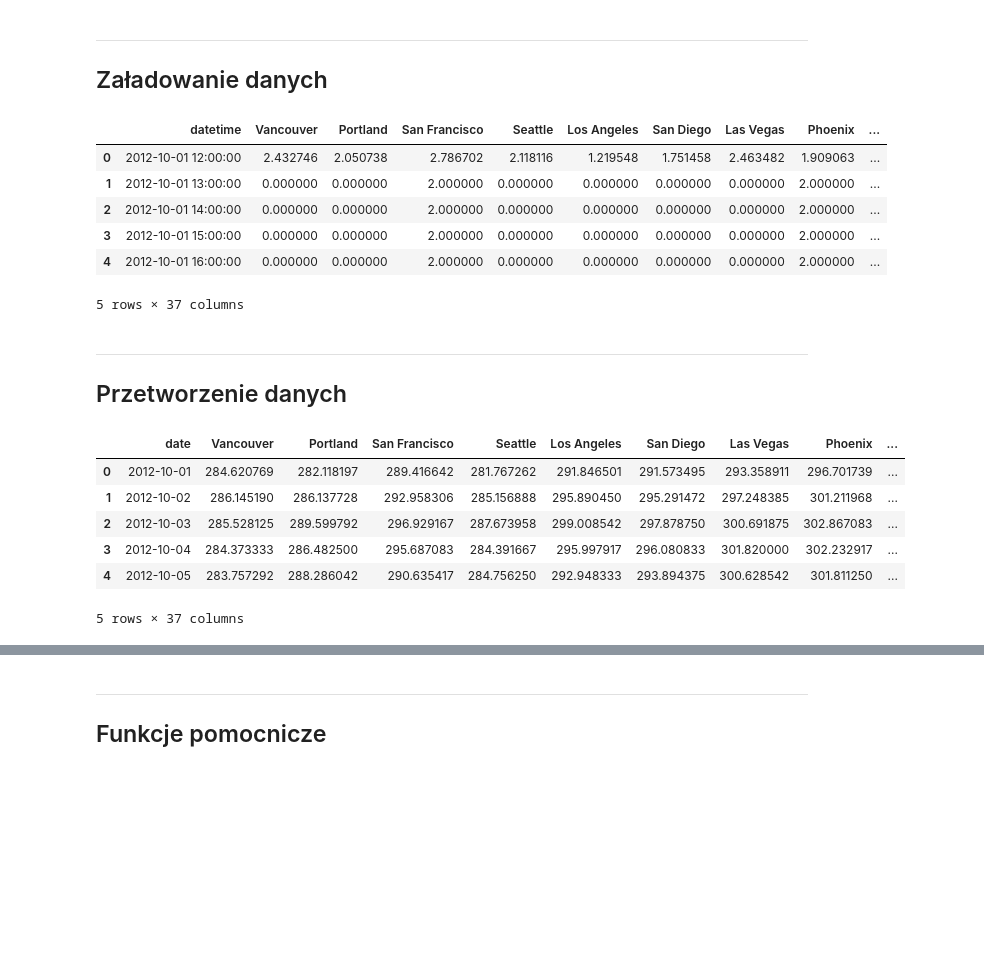
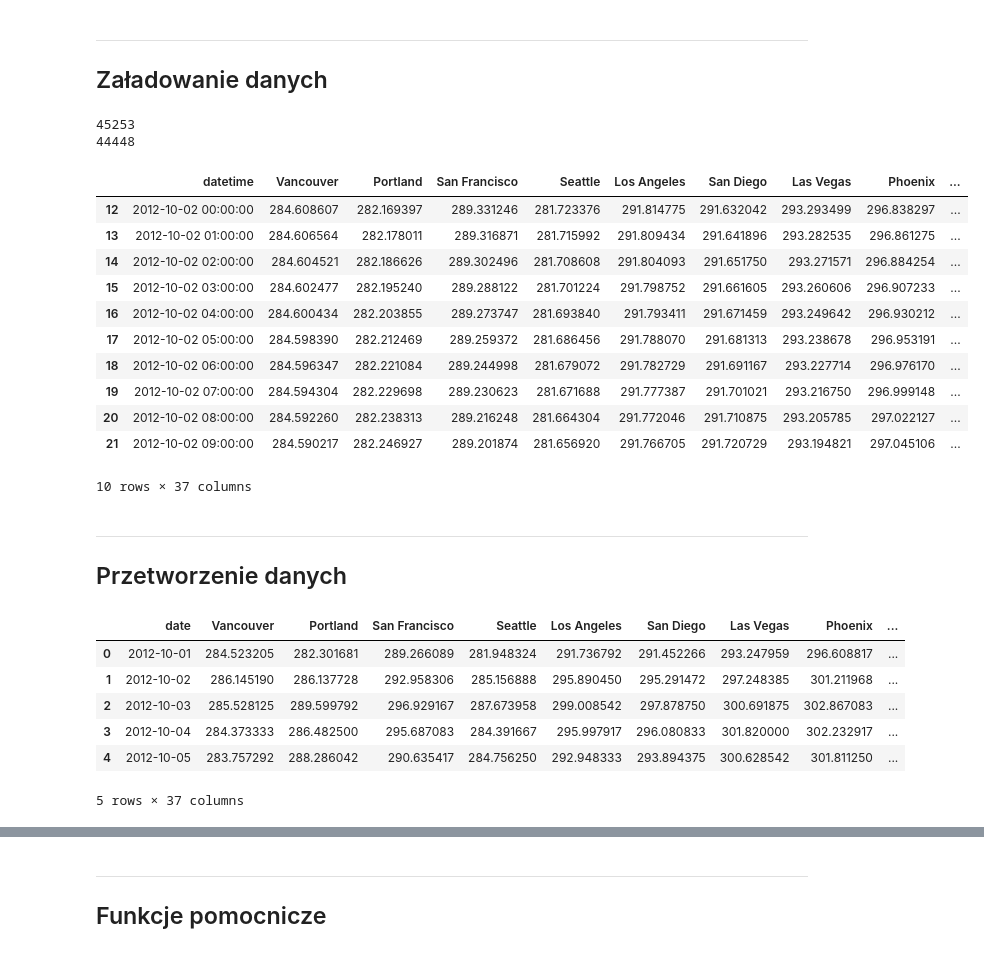
Before and after one commit to Kubex212/sn3, a Jupyter notebook: model.ipynb, the cells around one changed output, grey strips where cells are left out. Saved outputs shown, nothing was run; the diff lists cells and outputs as text; code cells hidden in the pictures; blank space fills up the shorter version.

```diff
--- a/model.ipynb
+++ b/model.ipynb
@@ -13,25 +14,48 @@ from enum import Enum
 # %% [markdown]
 ---
 ## Załadowanie danych
-# %%
-temperature_data = pd.read_csv('temperature.csv')
-wind_data = pd.read_csv('wind_speed.csv')
-
-#wind_data = wind_data.fillna(wind_data.drop(['datetime'], axis=1).mean())
-
-temperature_data = temperature_data.fillna(temperature_data.drop(['datetime'], axis=1).mean())
-wind_data = wind_data.fillna(wind_data.drop(['datetime'], axis=1).mean())
-
-temperature_data.head(5)
-wind_data.head(5)
-# %% [output]
-|  | datetime | Vancouver | Portland | San Francisco | Seattle | Los Angeles | San Diego | Las Vegas | Phoenix | ... |
-| 0 | 2012-10-01 12:00:00 | 2.432746 | 2.050738 | 2.786702 | 2.118116 | 1.219548 | 1.751458 | 2.463482 | 1.909063 | ... |
-| 1 | 2012-10-01 13:00:00 | 0.000000 | 0.000000 | 2.000000 | 0.000000 | 0.000000 | 0.000000 | 0.000000 | 2.000000 | ... |
-| 2 | 2012-10-01 14:00:00 | 0.000000 | 0.000000 | 2.000000 | 0.000000 | 0.000000 | 0.000000 | 0.000000 | 2.000000 | ... |
-| 3 | 2012-10-01 15:00:00 | 0.000000 | 0.000000 | 2.000000 | 0.000000 | 0.000000 | 0.000000 | 0.000000 | 2.000000 | ... |
-| 4 | 2012-10-01 16:00:00 | 0.000000 | 0.000000 | 2.000000 | 0.000000 | 0.000000 | 0.000000 | 0.000000 | 2.000000 | ... |
-5 rows × 37 columns
+# %%
+temperature_data = pd.read_csv('temperature.csv')
+wind_data = pd.read_csv('wind_speed.csv')
+humidity_data = pd.read_csv('humidity.csv')
+pressure_data = pd.read_csv('pressure.csv')
+
+print(len(temperature_data))
+temperature_data = temperature_data[temperature_data['datetime'] <= '2017-10-28']
+temperature_data = temperature_data[temperature_data['datetime'] >= '2012-10-02']
+wind_data = wind_data[wind_data['datetime'] <= '2017-10-28']
+wind_data = wind_data[wind_data['datetime'] >= '2012-10-02']
+print(len(temperature_data))
+
+
+temperature_data = temperature_data.fillna(temperature_data.drop(['datetime'], axis=1).median())
+wind_data = wind_data.fillna(wind_data.drop(['datetime'], axis=1).median())
+humidity_data = humidity_data.fillna(humidity_data.drop(['datetime'], axis=1).median())
+pressure_data = pressure_data.fillna(pressure_data.drop(['datetime'], axis=1).median())
+
+temperature_data_hourly = temperature_data
+humidity_data_hourly = humidity_data
+pressure_data_hourly = pressure_data
+wind_data_hourly = wind_data
+
+temperature_data.head(10)
+#wind_data.head(5)
+#pressure_data.head(10)
+# %% [output]
+45253
+44448
+|  | datetime | Vancouver | Portland | San Francisco | Seattle | Los Angeles | San Diego | Las Vegas | Phoenix | ... |
+| 12 | 2012-10-02 00:00:00 | 284.608607 | 282.169397 | 289.331246 | 281.723376 | 291.814775 | 291.632042 | 293.293499 | 296.838297 | ... |
+| 13 | 2012-10-02 01:00:00 | 284.606564 | 282.178011 | 289.316871 | 281.715992 | 291.809434 | 291.641896 | 293.282535 | 296.861275 | ... |
+| 14 | 2012-10-02 02:00:00 | 284.604521 | 282.186626 | 289.302496 | 281.708608 | 291.804093 | 291.651750 | 293.271571 | 296.884254 | ... |
+| 15 | 2012-10-02 03:00:00 | 284.602477 | 282.195240 | 289.288122 | 281.701224 | 291.798752 | 291.661605 | 293.260606 | 296.907233 | ... |
+| 16 | 2012-10-02 04:00:00 | 284.600434 | 282.203855 | 289.273747 | 281.693840 | 291.793411 | 291.671459 | 293.249642 | 296.930212 | ... |
+| 17 | 2012-10-02 05:00:00 | 284.598390 | 282.212469 | 289.259372 | 281.686456 | 291.788070 | 291.681313 | 293.238678 | 296.953191 | ... |
+| 18 | 2012-10-02 06:00:00 | 284.596347 | 282.221084 | 289.244998 | 281.679072 | 291.782729 | 291.691167 | 293.227714 | 296.976170 | ... |
+| 19 | 2012-10-02 07:00:00 | 284.594304 | 282.229698 | 289.230623 | 281.671688 | 291.777387 | 291.701021 | 293.216750 | 296.999148 | ... |
+| 20 | 2012-10-02 08:00:00 | 284.592260 | 282.238313 | 289.216248 | 281.664304 | 291.772046 | 291.710875 | 293.205785 | 297.022127 | ... |
+| 21 | 2012-10-02 09:00:00 | 284.590217 | 282.246927 | 289.201874 | 281.656920 | 291.766705 | 291.720729 | 293.194821 | 297.045106 | ... |
+10 rows × 37 columns
 # %% [markdown]
 ---
 ## Przetworzenie danych
@@ -61,7 +85,7 @@ wind_data = check_max_wind_speed_by_days(wind_data)
 temperature_data.head(5)
 # %% [output]
 |  | date | Vancouver | Portland | San Francisco | Seattle | Los Angeles | San Diego | Las Vegas | Phoenix | ... |
-| 0 | 2012-10-01 | 284.620769 | 282.118197 | 289.416642 | 281.767262 | 291.846501 | 291.573495 | 293.358911 | 296.701739 | ... |
+| 0 | 2012-10-01 | 284.523205 | 282.301681 | 289.266089 | 281.948324 | 291.736792 | 291.452266 | 293.247959 | 296.608817 | ... |
 | 1 | 2012-10-02 | 286.145190 | 286.137728 | 292.958306 | 285.156888 | 295.890450 | 295.291472 | 297.248385 | 301.211968 | ... |
 | 2 | 2012-10-03 | 285.528125 | 289.599792 | 296.929167 | 287.673958 | 299.008542 | 297.878750 | 300.691875 | 302.867083 | ... |
 | 3 | 2012-10-04 | 284.373333 | 286.482500 | 295.687083 | 284.391667 | 295.997917 | 296.080833 | 301.820000 | 302.232917 | ... |
```
Also changed, not shown: parts of 20 cells of this notebook, 1 other file.
